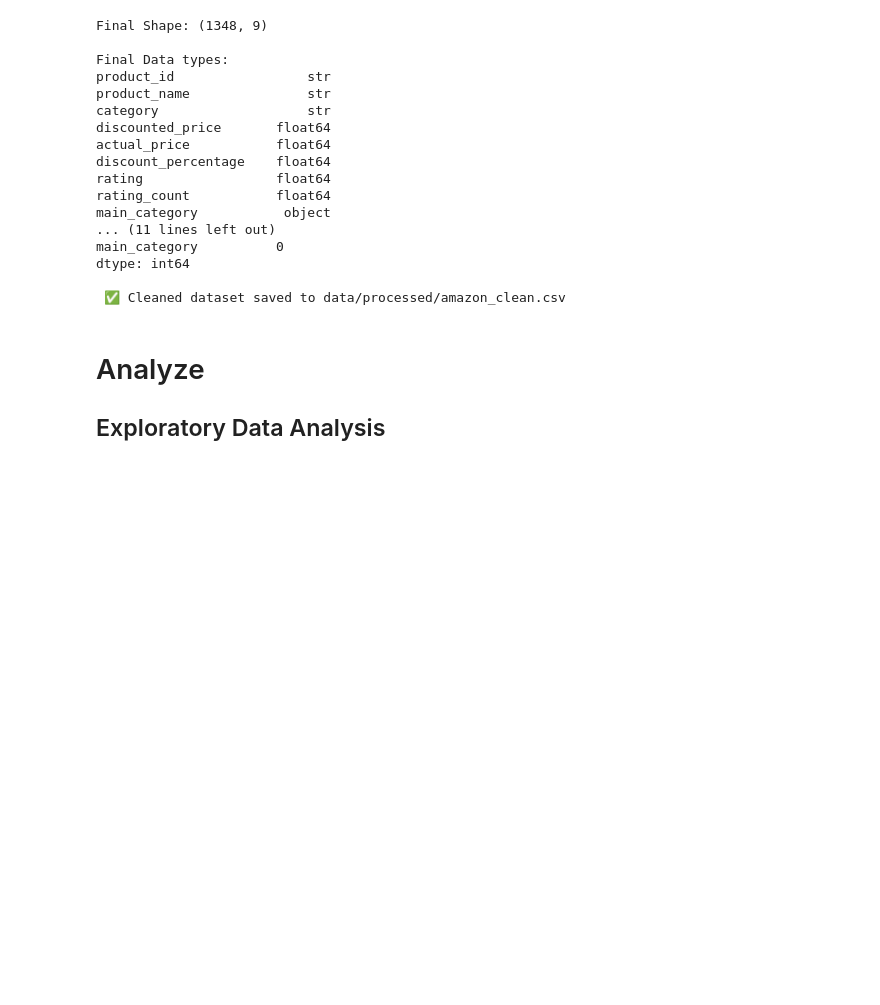
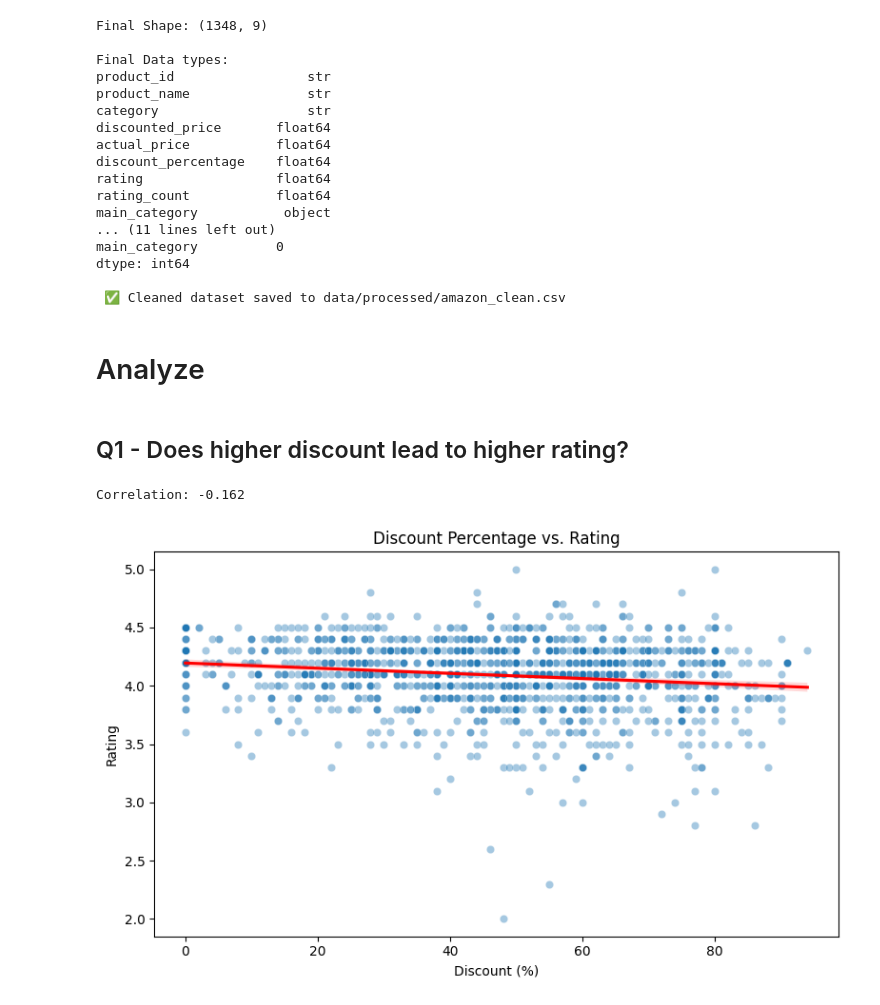
Before and after one commit to jack2000-dev/amazon-data-analysis, a Jupyter notebook: main.ipynb, the cells around one changed output. Saved outputs shown, nothing was run; the diff lists cells and outputs as text; code cells hidden in the pictures; blank space fills up the shorter version.

Commit message:
feat: finish main analysis v0.1.0

```diff
--- a/main.ipynb
+++ b/main.ipynb
@@ -337,5 +341,20 @@ dtype: int64
  ✅ Cleaned dataset saved to data/processed/amazon_clean.csv
 # %% [markdown]
 # Analyze
-
-## Exploratory Data Analysis
+# %% [markdown]
+## Q1 - Does higher discount lead to higher rating?
+# %%
+correlation = df['discount_percentage'].corr(df['rating'])
+print(f"Correlation: {correlation:.3f}")
+
+plt.figure(figsize=(8, 5))
+sns.scatterplot(data=df, x='discount_percentage', y='rating', alpha=0.4)
+sns.regplot(data=df, x='discount_percentage', y='rating', scatter=False, color='red')
+plt.title('Discount Percentage vs. Rating')
+plt.xlabel('Discount (%)')
+plt.ylabel('Rating')
+plt.tight_layout()
+plt.show()
+# %% [output]
+Correlation: -0.162
+[figure, added]
```
Also changed, not shown: parts of 21 cells of this notebook.
